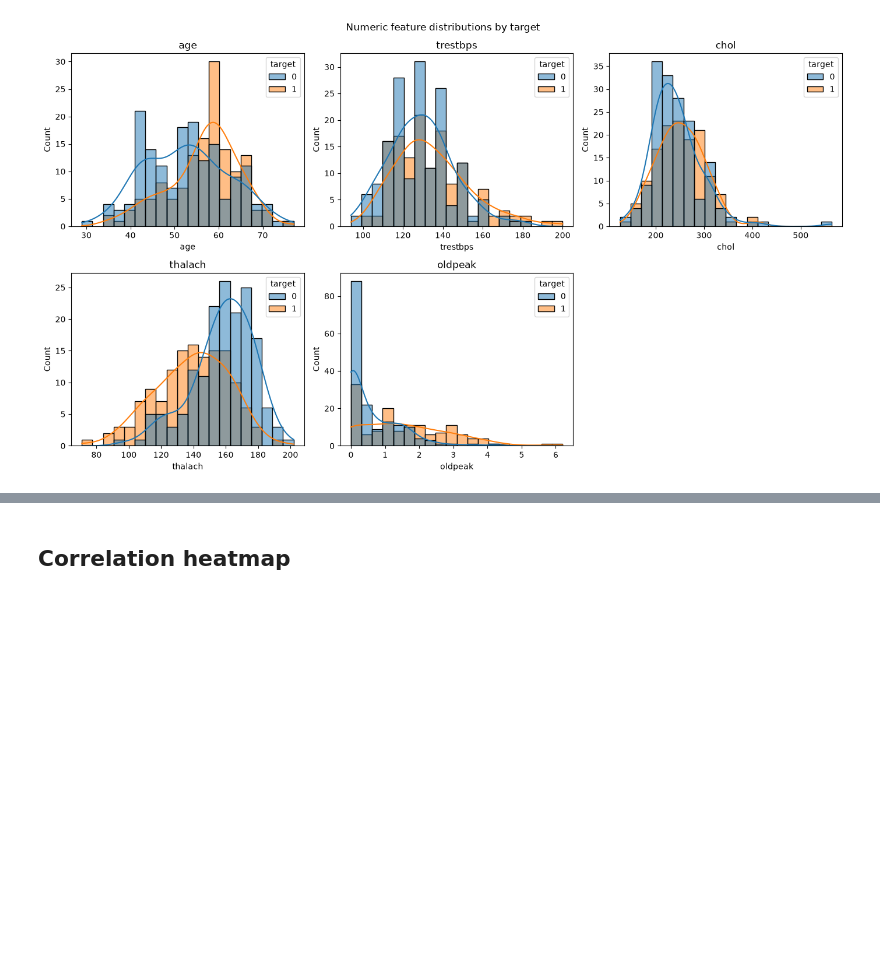
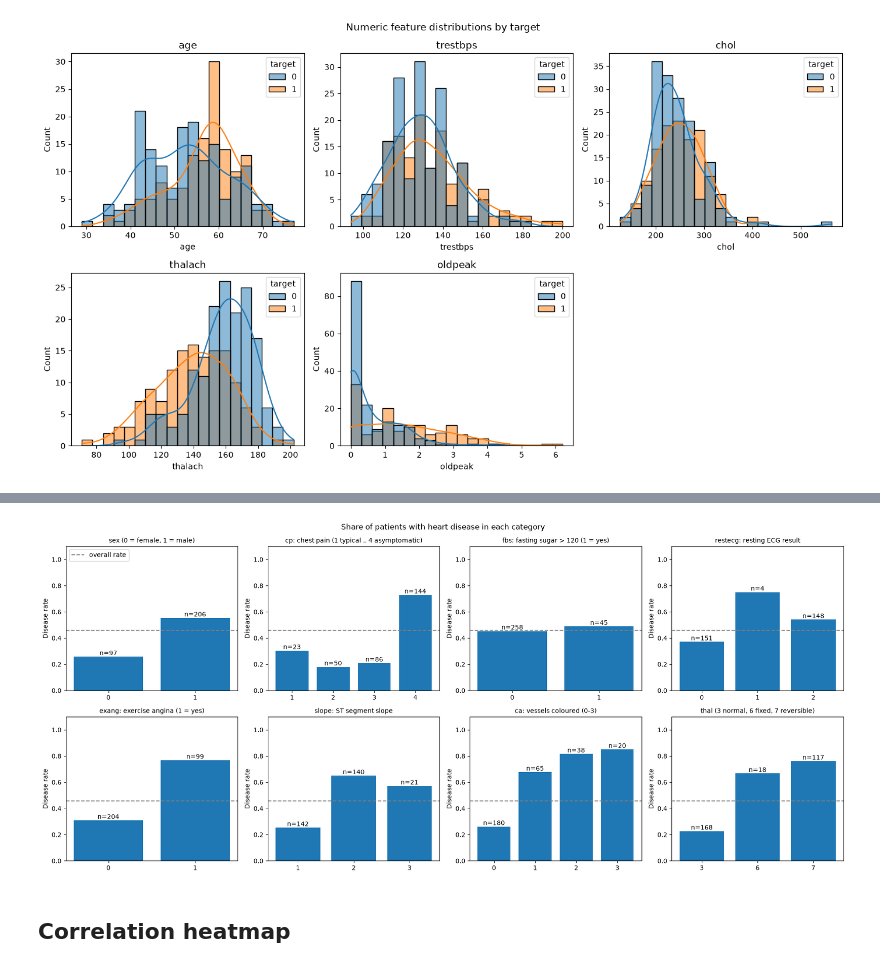
Before and after one commit to khuranaj95/heart-disease-mlops, a Jupyter notebook: notebooks/01_eda.ipynb, the cells around one changed output, grey strips where cells are left out. Cells and saved outputs as stored; diff of their text form; code cells hidden in the pictures; blank space fills up the shorter version.

```diff
--- a/notebooks/01_eda.ipynb
+++ b/notebooks/01_eda.ipynb
@@ -115,3 +119,36 @@ plt.show()
+# %%
+categorical_cols = ["sex", "cp", "fbs", "restecg", "exang", "slope", "ca", "thal"]
+
+# Short descriptions so the plots are readable without the data dictionary
+labels = {
+    "sex": "sex (0 = female, 1 = male)",
+    "cp": "cp: chest pain (1 typical .. 4 asymptomatic)",
+    "fbs": "fbs: fasting sugar > 120 (1 = yes)",
+    "restecg": "restecg: resting ECG result",
+    "exang": "exang: exercise angina (1 = yes)",
+    "slope": "slope: ST segment slope",
+    "ca": "ca: vessels coloured (0-3)",
+    "thal": "thal (3 normal, 6 fixed, 7 reversible)",
+}
+
+overall_rate = df["target"].mean()
+fig, axes = plt.subplots(2, 4, figsize=(18, 8))
+for ax, col in zip(axes.flat, categorical_cols):
+    # Mean of a 0/1 target per category = share of patients with disease
+    summary = df.groupby(col)["target"].agg(["mean", "count"])
+    bars = ax.bar(summary.index.astype(str), summary["mean"])
+    ax.bar_label(bars, labels=[f"n={n}" for n in summary["count"]])
+    ax.axhline(overall_rate, color="grey", linestyle="--", label="overall rate")
+    ax.set_ylim(0, 1.1)
+    ax.set_title(labels[col], fontsize=10)
+    ax.set_ylabel("Disease rate")
+axes.flat[0].legend(loc="upper left")
+plt.suptitle("Share of patients with heart disease in each category")
+plt.tight_layout()
+fig.savefig(FIG_DIR / "categorical_disease_rate.png", dpi=120)
+plt.show()
+# %% [output]
+[figure, added]
 # %% [markdown]
 ## Correlation heatmap
 # %%
```
Also changed, not shown: parts of 3 cells of this notebook, 27 other files.
